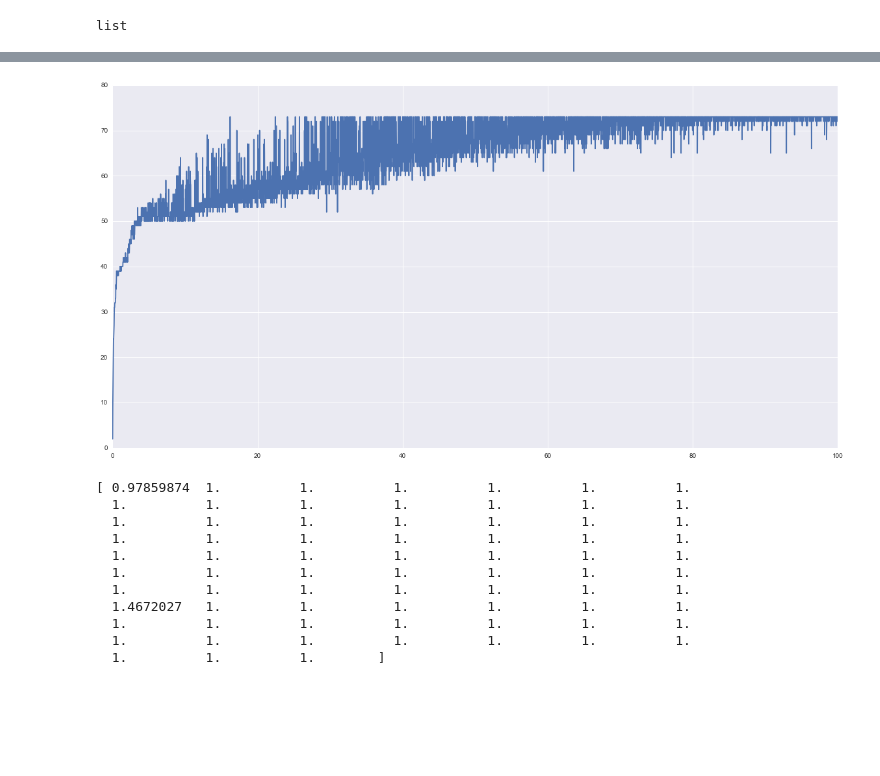
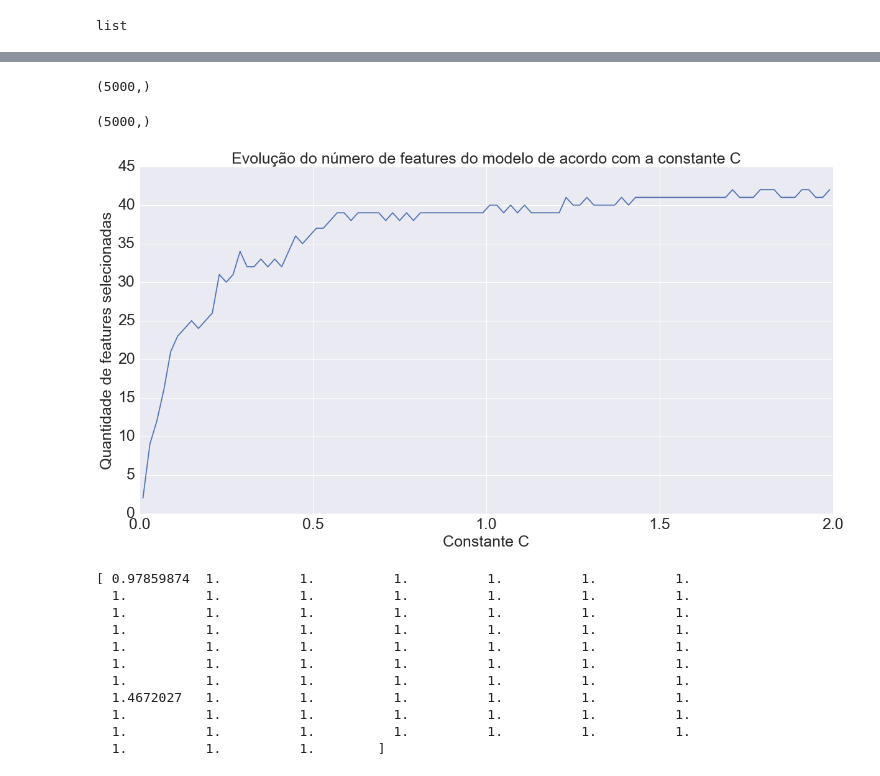
Before and after one commit to michelmf/projeto_tb, a Jupyter notebook: Desenvolvimento/Seleção de Features/Seleção de Features - Regressão Logística Multivariada.ipynb, the cells around one changed output, grey strips where cells are left out. Drawn from its saved outputs; the diff is of its cells as text; code cells hidden in the pictures; blank space fills up the shorter version.

```diff
--- a/Desenvolvimento/Seleção de Features/Seleção de Features - Regressão Logística Multivariada.ipynb
+++ b/Desenvolvimento/Seleção de Features/Seleção de Features - Regressão Logística Multivariada.ipynb
@@ -230,9 +253,23 @@ array([ 2,  9, 12, ..., 73, 73, 72])
-# %%
-plt.figure(figsize=(20,10))
-plt.plot(C,x)
-plt.show()
-# %% [output]
-[figure, removed]
+# %%
+C.shape
+# %% [output]
+(5000,)
+# %%
+x.shape
+# %% [output]
+(5000,)
+# %%
+
+plt.figure(figsize=(20,10))
+plt.title('Evolução do número de features do modelo de acordo com a constante C',fontsize=25)
+plt.xlabel('Constante C',fontsize=25)
+plt.xticks(fontsize=25)
+plt.ylabel('Quantidade de features selecionadas',fontsize=25)
+plt.yticks(fontsize=25)
+plt.plot(C[:100],x[:100])
+plt.show()
+# %% [output]
+[figure, added]
 # %%
 for i in clf.coef_:
     print(i + 1)
```
Also changed, not shown: parts of 7 cells of this notebook, 6 other files.
